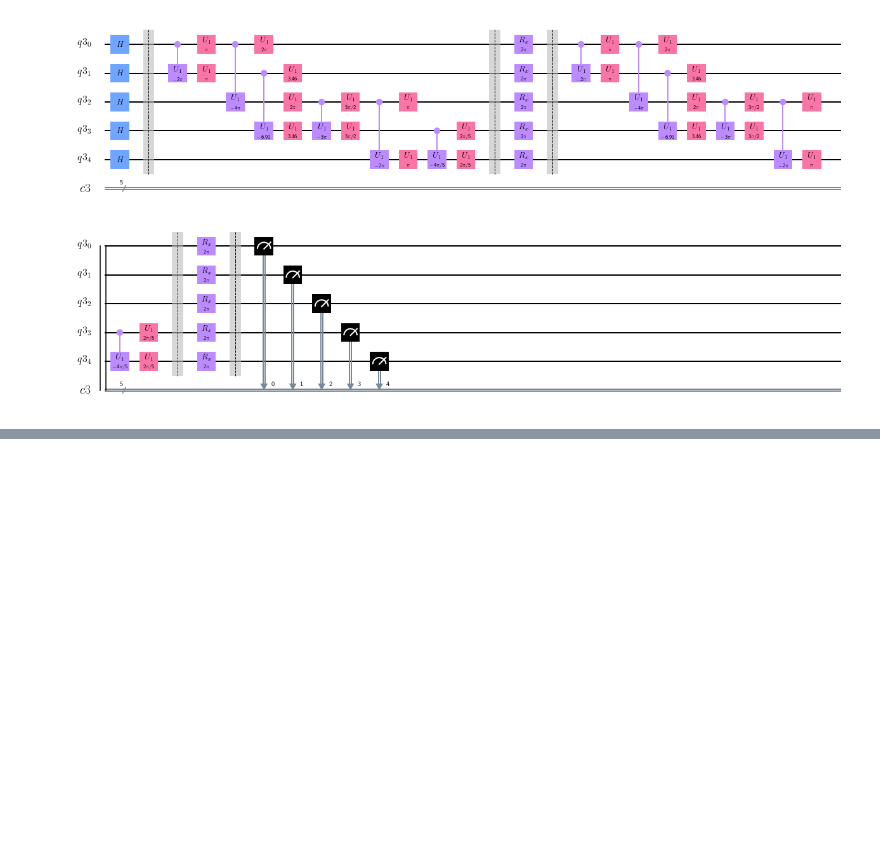
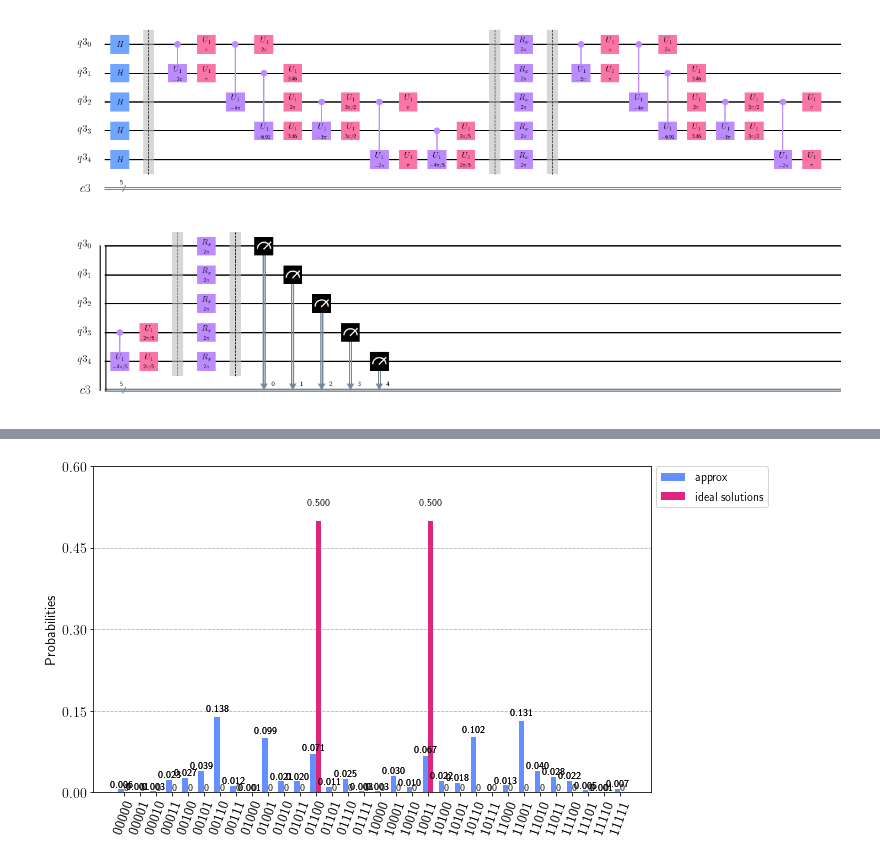
Before and after one commit to OpenQuantumComputing/optimization, a Jupyter notebook: House MaxCut.ipynb, the cells around one changed output, grey strips where cells are left out. Cells and saved outputs as stored; diff of their text form; code cells hidden in the pictures; blank space fills up the shorter version.

```diff
--- a/House MaxCut.ipynb
+++ b/House MaxCut.ipynb
@@ -138,3 +155,7 @@ Optimization terminated successfully.
+# %%
+plot_histogram([jv1.result().get_counts(),ideal_solutions], figsize=(10, 6), legend=['approx','ideal solutions'])
+# %% [output]
+[figure, added]
 # %%
 version=2
 it=0
```
Also changed, not shown: parts of 8 cells of this notebook, 4 other files.
